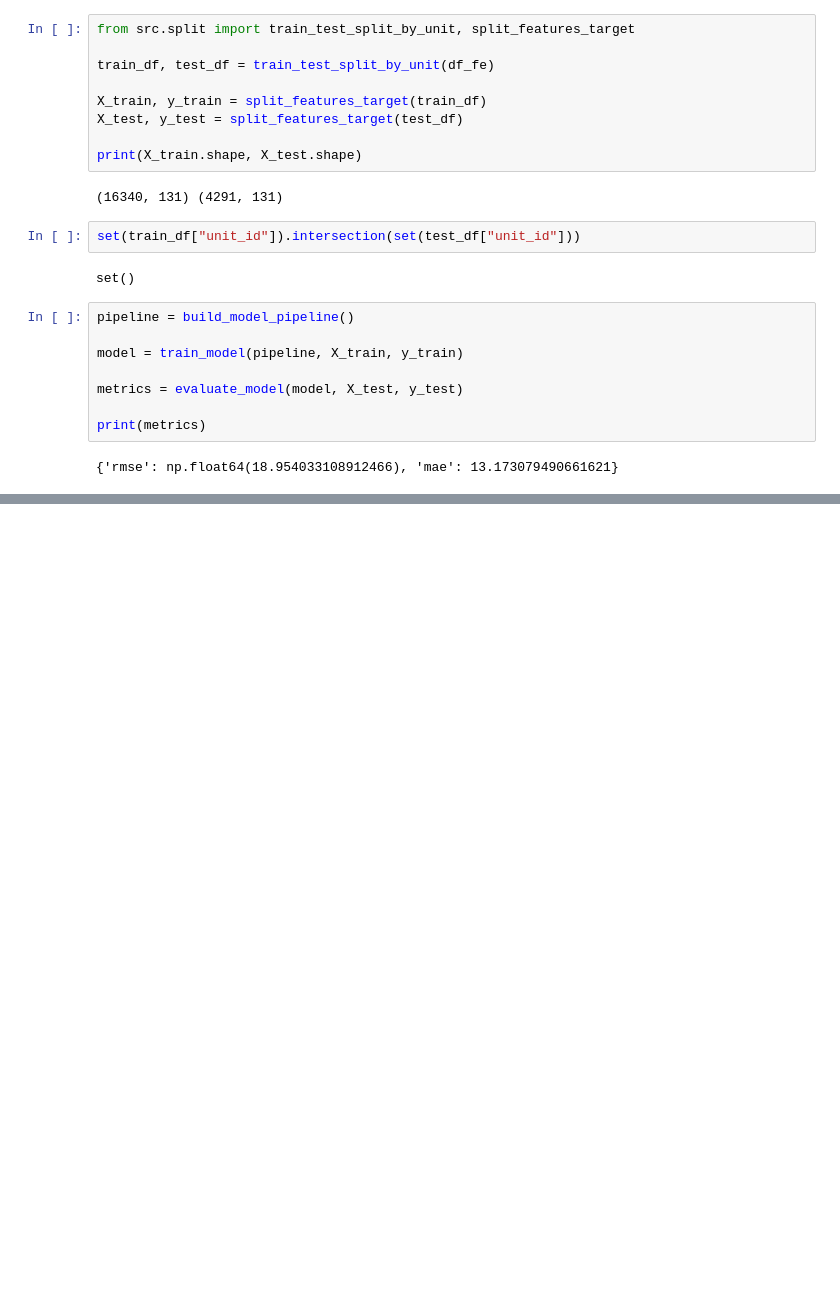
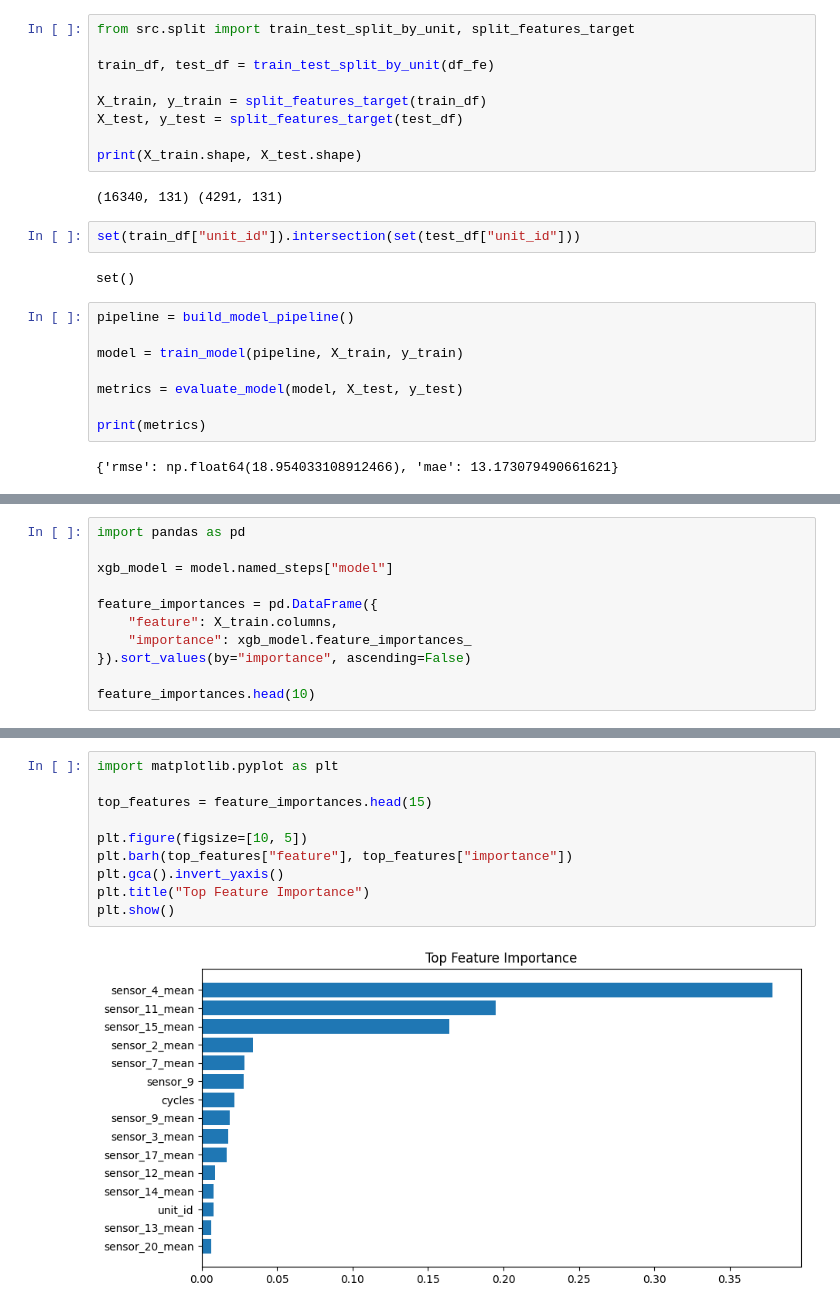
Before and after one commit to eusobergsu/predictive-maintenance-rul-turbofan, a Jupyter notebook: notebooks/01_data_loading.ipynb, the cells around one changed output, grey strips where cells are left out. Drawn from its saved outputs; the diff is of its cells as text; blank space fills up the shorter version.

```diff
--- a/notebooks/01_data_loading.ipynb
+++ b/notebooks/01_data_loading.ipynb
@@ -110,0 +121,11 @@ print(metrics)
+# %%
+import pandas as pd
+
+xgb_model = model.named_steps["model"]
+
+feature_importances = pd.DataFrame({
+    "feature": X_train.columns,
+    "importance": xgb_model.feature_importances_
+}).sort_values(by="importance", ascending=False)
+
+feature_importances.head(10)
@@ -110,0 +144,12 @@ print(metrics)
+# %%
+import matplotlib.pyplot as plt
+
+top_features = feature_importances.head(15)
+
+plt.figure(figsize=[10, 5])
+plt.barh(top_features["feature"], top_features["importance"])
+plt.gca().invert_yaxis()
+plt.title("Top Feature Importance")
+plt.show()
+# %% [output]
+[figure, added]
```
Also changed, not shown: parts of 2 cells of this notebook.
